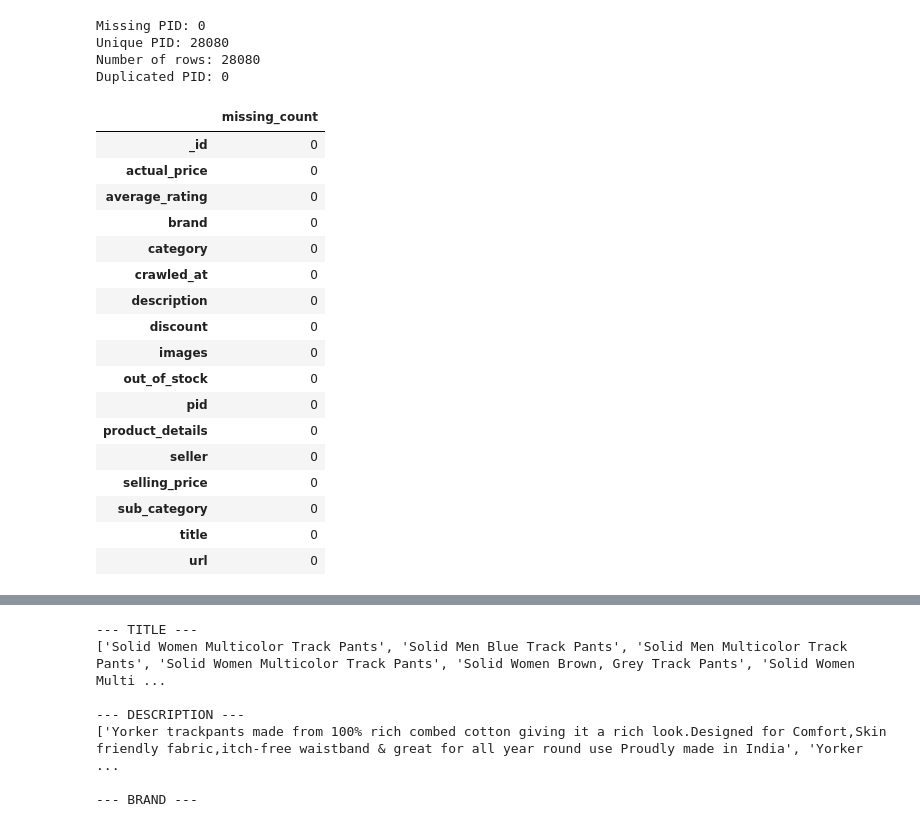
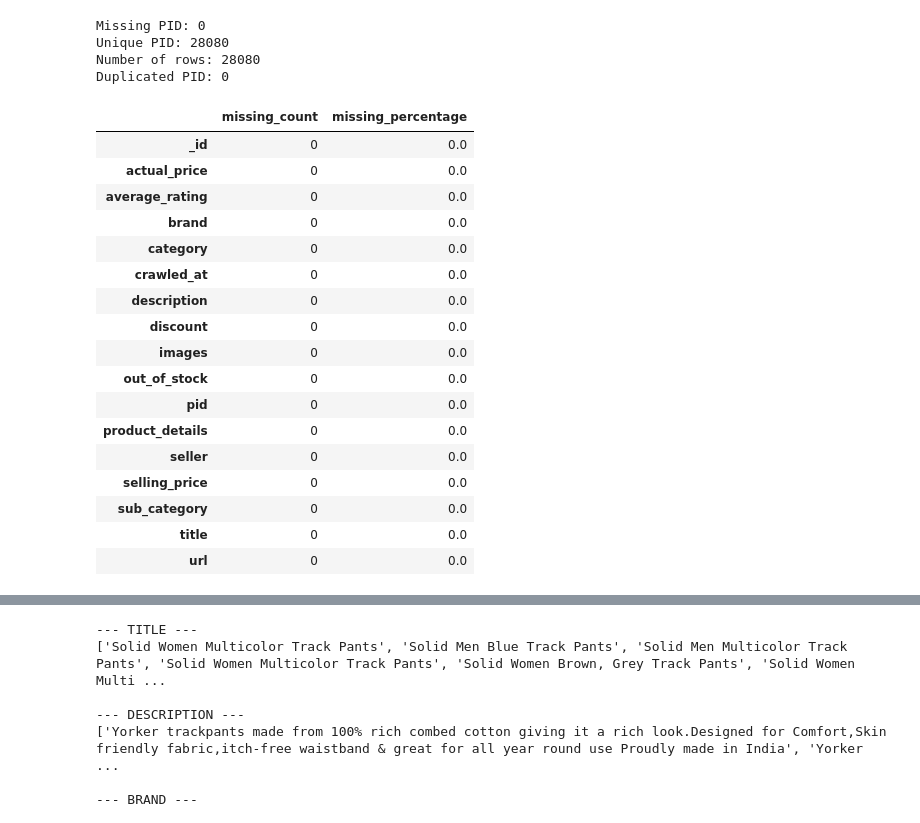
Before and after one commit to maariionaa-code/irwa-search-engine, a Jupyter notebook: project_progress/part_1/part_1.ipynb, the cells around one changed output, grey strips where cells are left out. Saved outputs shown, nothing was run; the diff lists cells and outputs as text; code cells hidden in the pictures.

```diff
--- a/project_progress/part_1/part_1.ipynb
+++ b/project_progress/part_1/part_1.ipynb
@@ -130,28 +131,34 @@ Duplicated PID: 0
 # %%
 missing = pd.DataFrame({
     "missing_count": df.isna().sum(),
+    "missing_percentage": (
+        df.isna().mean() * 100
+    ).round(2),
 })
 
-missing
+missing.sort_values(
+    "missing_percentage",
+    ascending=False,
+)
 # %% [output]
-|  | missing_count |
-| _id | 0 |
-| actual_price | 0 |
-| average_rating | 0 |
-| brand | 0 |
-| category | 0 |
-| crawled_at | 0 |
-| description | 0 |
-| discount | 0 |
-| images | 0 |
-| out_of_stock | 0 |
-| pid | 0 |
-| product_details | 0 |
-| seller | 0 |
-| selling_price | 0 |
-| sub_category | 0 |
-| title | 0 |
-| url | 0 |
+|  | missing_count | missing_percentage |
+| _id | 0 | 0.0 |
+| actual_price | 0 | 0.0 |
+| average_rating | 0 | 0.0 |
+| brand | 0 | 0.0 |
+| category | 0 | 0.0 |
+| crawled_at | 0 | 0.0 |
+| description | 0 | 0.0 |
+| discount | 0 | 0.0 |
+| images | 0 | 0.0 |
+| out_of_stock | 0 | 0.0 |
+| pid | 0 | 0.0 |
+| product_details | 0 | 0.0 |
+| seller | 0 | 0.0 |
+| selling_price | 0 | 0.0 |
+| sub_category | 0 | 0.0 |
+| title | 0 | 0.0 |
+| url | 0 | 0.0 |
 # %%
 sample_columns = [
     "pid",
```
Also changed, not shown: parts of 26 cells of this notebook, 3 other files.
